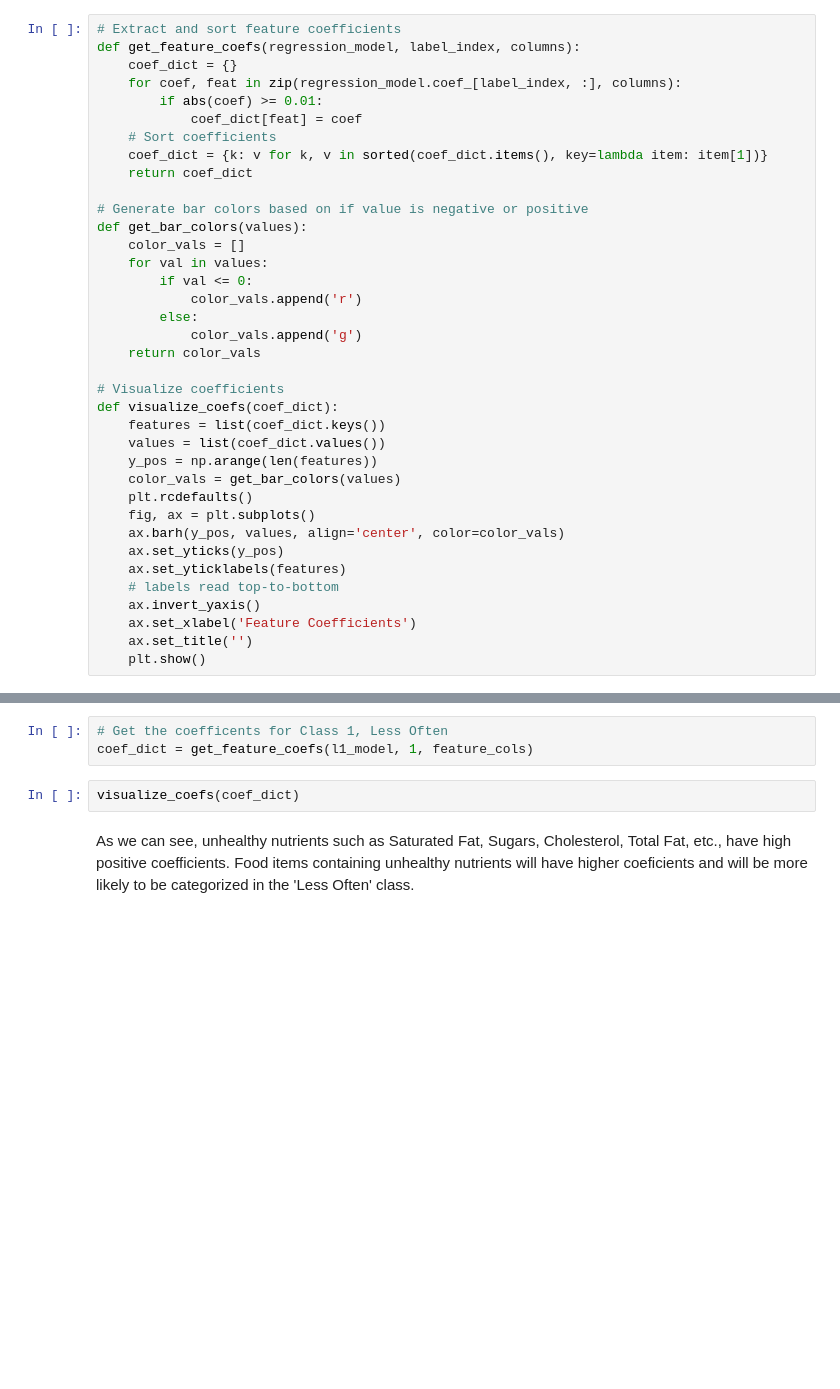
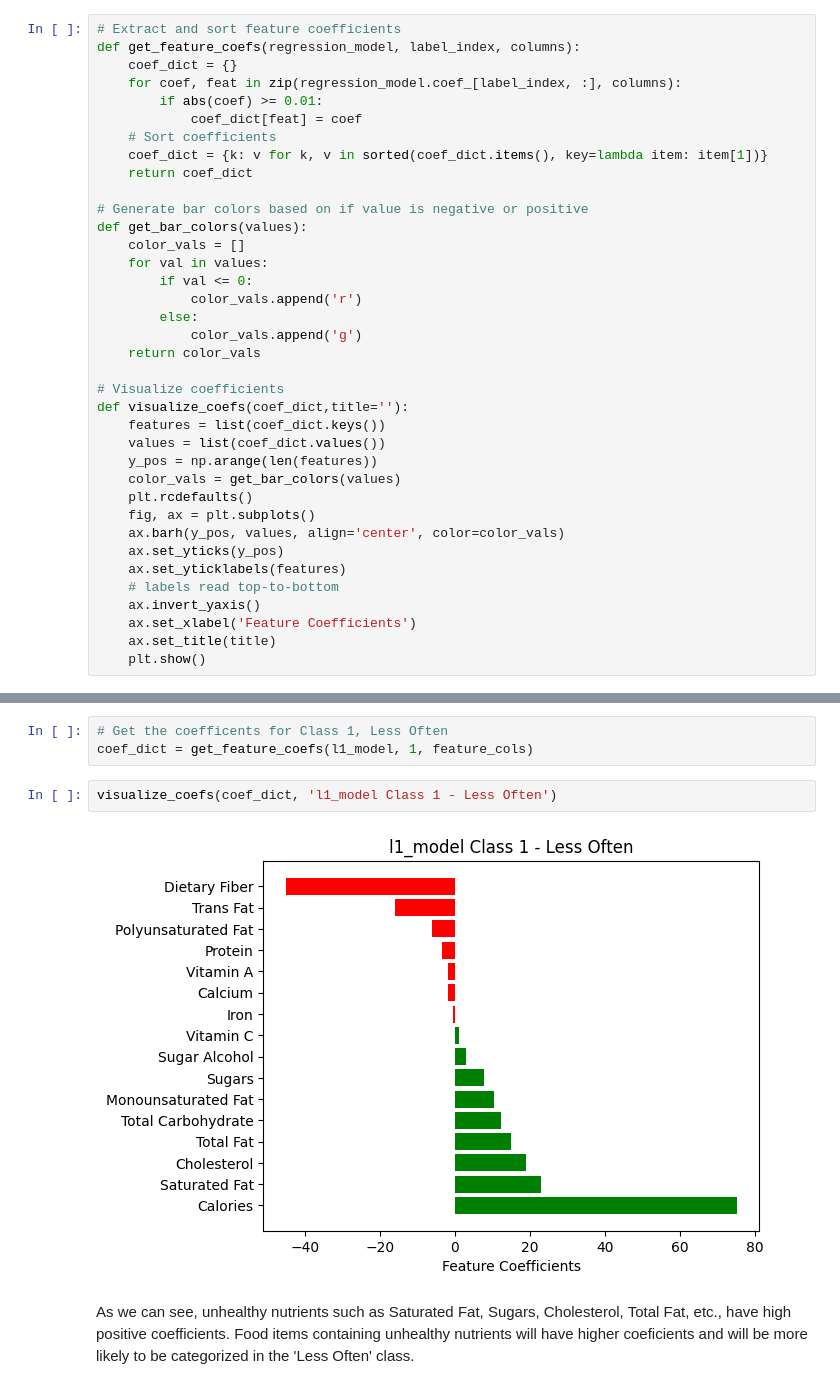
Before and after one commit to batspike/ML-Projects-and-Tutorials, a Jupyter notebook: IBM_Machine_Learning/03_SupervisedMachineLearning_Classification/Module01_LogisticRegression_PracticeLab.ipynb, the cells around one changed output, grey strips where cells are left out. Saved outputs shown, nothing was run; the diff lists cells and outputs as text; blank space fills up the shorter version.

```diff
--- a/IBM_Machine_Learning/03_SupervisedMachineLearning_Classification/Module01_LogisticRegression_PracticeLab.ipynb
+++ b/IBM_Machine_Learning/03_SupervisedMachineLearning_Classification/Module01_LogisticRegression_PracticeLab.ipynb
@@ -245,7 +373,7 @@ def get_bar_colors(values):
     return color_vals
 
 # Visualize coefficients
-def visualize_coefs(coef_dict):
+def visualize_coefs(coef_dict,title=''):
     features = list(coef_dict.keys())
     values = list(coef_dict.values())
     y_pos = np.arange(len(features))
@@ -258,15 +386,17 @@ def visualize_coefs(coef_dict):
     # labels read top-to-bottom
     ax.invert_yaxis()
     ax.set_xlabel('Feature Coefficients')
-    ax.set_title('')
+    ax.set_title(title)
     plt.show()
 # %% [markdown]
 Then, let's visualize the sorted coefficient for class 1, the `Less Often` class:
 # %%
 # Get the coefficents for Class 1, Less Often
 coef_dict = get_feature_coefs(l1_model, 1, feature_cols)
-# %%
-visualize_coefs(coef_dict)
+# %%
+visualize_coefs(coef_dict, 'l1_model Class 1 - Less Often')
+# %% [output]
+[figure, added]
 # %% [markdown]
 As we can see, unhealthy nutrients such as Saturated Fat, Sugars, Cholesterol, Total Fat, etc., have high positive coefficients. Food items containing unhealthy nutrients will have higher coeficients and will be more likely to be categorized in the 'Less Often' class.
 # %% [markdown]
```
Also changed, not shown: parts of 94 cells of this notebook, 5 other files.
